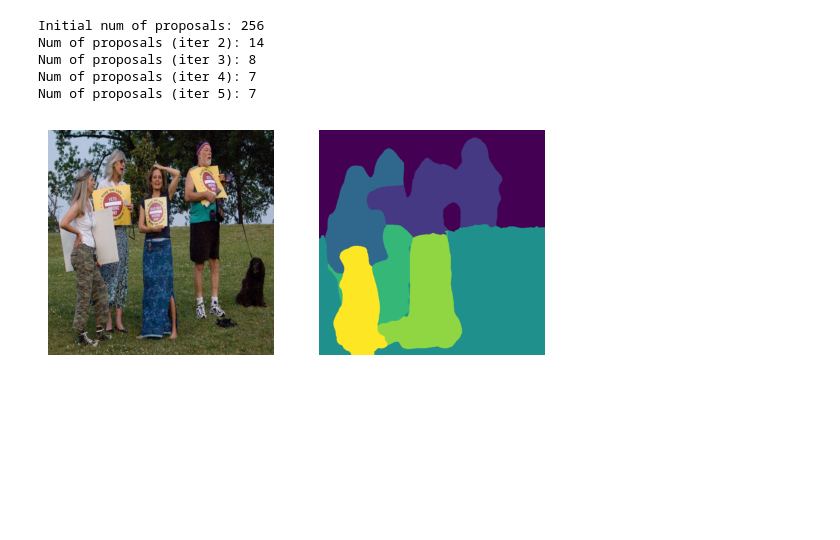
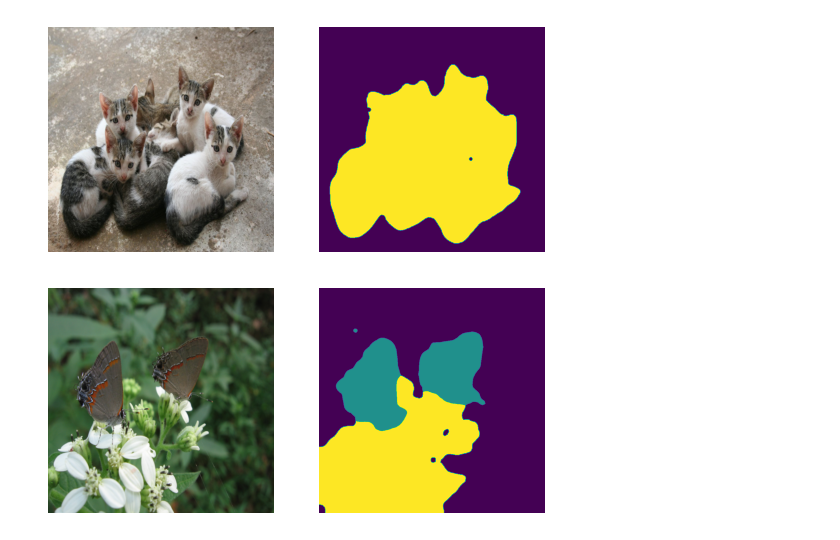
Before and after one commit to wayexists02/diffseg-pytorch, a Jupyter notebook: diffseg_pytorch_exp.ipynb, the cells around one changed output. Cells and saved outputs as stored; diff of their text form; code cells hidden in the pictures; blank space fills up the shorter version.

```diff
--- a/diffseg_pytorch_exp.ipynb
+++ b/diffseg_pytorch_exp.ipynb
@@ -65,19 +79,27 @@ def load_image(image_url):
 # %%
-def run_diffseg_exp(image_url):
+def run_diffseg_exp(image_url, prompt="", attn_token_indices=None, add_semantic=False, batch_size=32):
     image = load_image(image_url)
     image = image[None].to(device, dtype)
 
     latents = encode_images(pipe, image)
-    prompt_embeds = encode_prompt(pipe, [""])
+    prompt_embeds = encode_prompt(pipe, [prompt])
+
+    attention_store = run_diffusion_forward(pipe, latents, t=20, prompt_embeds=prompt_embeds, seed=47)
+    self_attention_maps = attention_store.get_self_attention_maps()
+    cross_attention_maps = attention_store.get_cross_attention_maps()
+
     segmentation_proposals = run_diffseg(
-        latents=latents,
-        pipe=pipe,
-        t=100,
-        prompt_embeds=prompt_embeds,
+        self_attention_maps,
+        cross_attention_maps,
         anchor_grid_size=(16, 16),
         target_size=(768, 768),
-        tau=0.8,
-        n_iters=5
+        tau=0.9,
+        n_iters=10,
+        batch_size=batch_size,
+        add_semantic=add_semantic,
+        attn_token_indices=attn_token_indices,
+        device=pipe.device,
+        dtype=pipe.dtype
     )
 
     image_vis = image[0].permute(1, 2, 0).float().cpu().numpy()*0.5 + 0.5
@@ -93,12 +115,12 @@ def run_diffseg_exp(image_url):
 
     plt.show()
 # %%
-image_url = "https://c3.staticflickr.com/1/168/483547040_ecd0282be3_o.jpg"
+image_url = "https://c2.staticflickr.com/3/2065/2096277438_c35fc13ba2_o.jpg"
 run_diffseg_exp(image_url)
 # %% [output]
-Initial num of proposals: 256
-Num of proposals (iter 2): 14
-Num of proposals (iter 3): 8
-Num of proposals (iter 4): 7
-Num of proposals (iter 5): 7
-[figure, old version]
+[figure, new version]
+# %%
+image_url = "https://farm3.staticflickr.com/1325/1307182765_090926ecc4_o.jpg"
+run_diffseg_exp(image_url)
+# %% [output]
+[figure, added]
```
Also changed, not shown: parts of 7 cells of this notebook.
